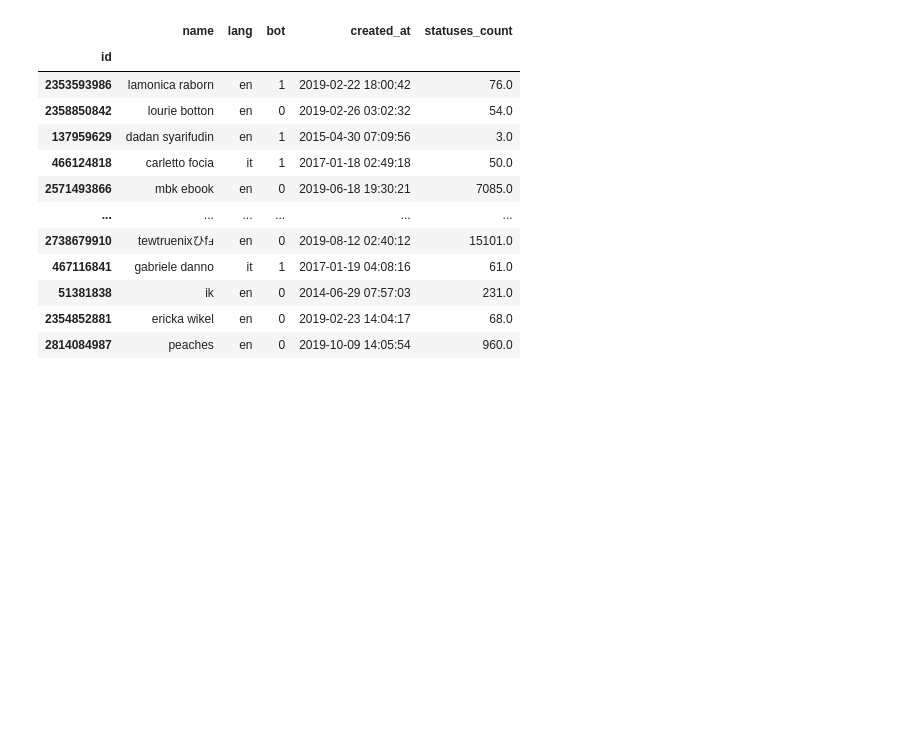
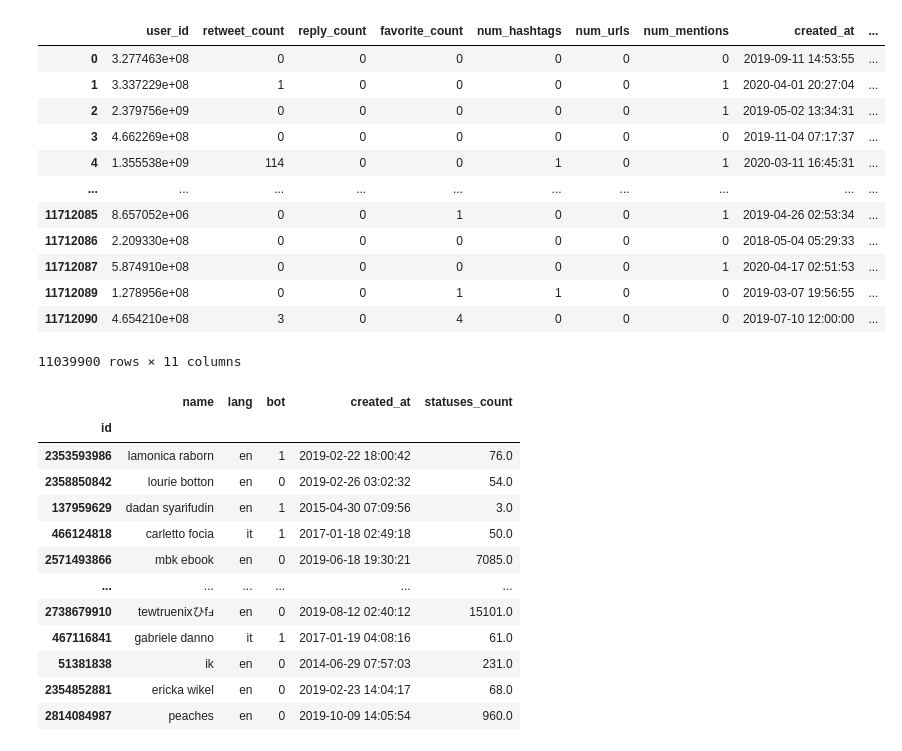
Before and after one commit to domferr/Data-Mining, a Jupyter notebook: Data Cleaning/Users - Create indicators.ipynb, the cells around one changed output. Saved outputs shown, nothing was run; the diff lists cells and outputs as text; code cells hidden in the pictures; blank space fills up the shorter version.

```diff
--- a/Data Cleaning/Users - Create indicators.ipynb
+++ b/Data Cleaning/Users - Create indicators.ipynb
@@ -23,3 +70,19 @@ Wall time: 13.4 s
+# %%
+df_tweets
+# %% [output]
+|  | user_id | retweet_count | reply_count | favorite_count | num_hashtags | num_urls | num_mentions | created_at | ... |
+| 0 | 3.277463e+08 | 0 | 0 | 0 | 0 | 0 | 0 | 2019-09-11 14:53:55 | ... |
+| 1 | 3.337229e+08 | 1 | 0 | 0 | 0 | 0 | 1 | 2020-04-01 20:27:04 | ... |
+| 2 | 2.379756e+09 | 0 | 0 | 0 | 0 | 0 | 1 | 2019-05-02 13:34:31 | ... |
+| 3 | 4.662269e+08 | 0 | 0 | 0 | 0 | 0 | 0 | 2019-11-04 07:17:37 | ... |
+| 4 | 1.355538e+09 | 114 | 0 | 0 | 1 | 0 | 1 | 2020-03-11 16:45:31 | ... |
+| ... | ... | ... | ... | ... | ... | ... | ... | ... | ... |
+| 11712085 | 8.657052e+06 | 0 | 0 | 1 | 0 | 0 | 1 | 2019-04-26 02:53:34 | ... |
+| 11712086 | 2.209330e+08 | 0 | 0 | 0 | 0 | 0 | 0 | 2018-05-04 05:29:33 | ... |
+| 11712087 | 5.874910e+08 | 0 | 0 | 0 | 0 | 0 | 1 | 2020-04-17 02:51:53 | ... |
+| 11712089 | 1.278956e+08 | 0 | 0 | 1 | 1 | 0 | 0 | 2019-03-07 19:56:55 | ... |
+| 11712090 | 4.654210e+08 | 3 | 0 | 4 | 0 | 0 | 0 | 2019-07-10 12:00:00 | ... |
+11039900 rows × 11 columns
 # %%
 df_users.head(100)
 # %% [output]
```
Also changed, not shown: parts of 22 cells of this notebook, 1 other file.
